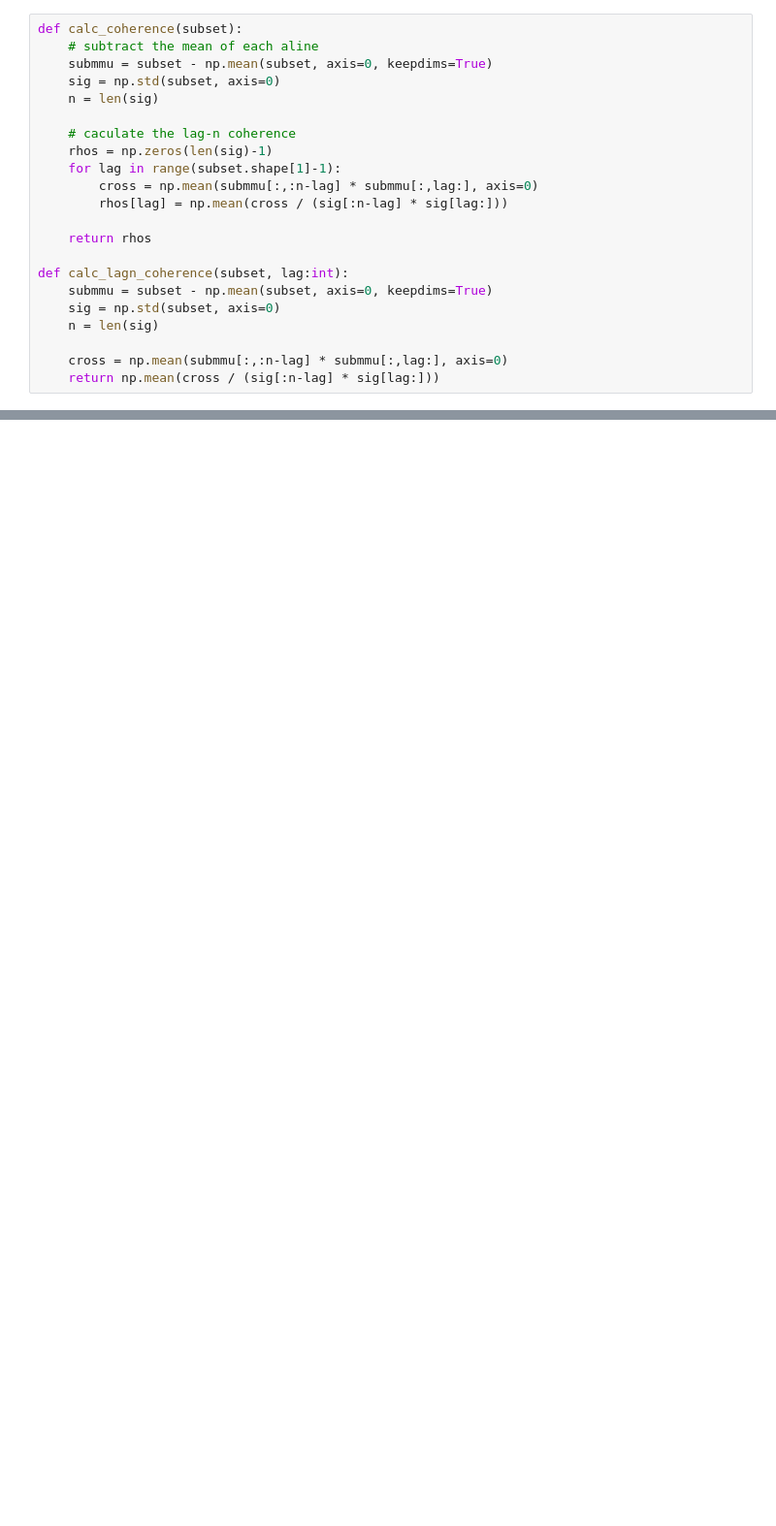
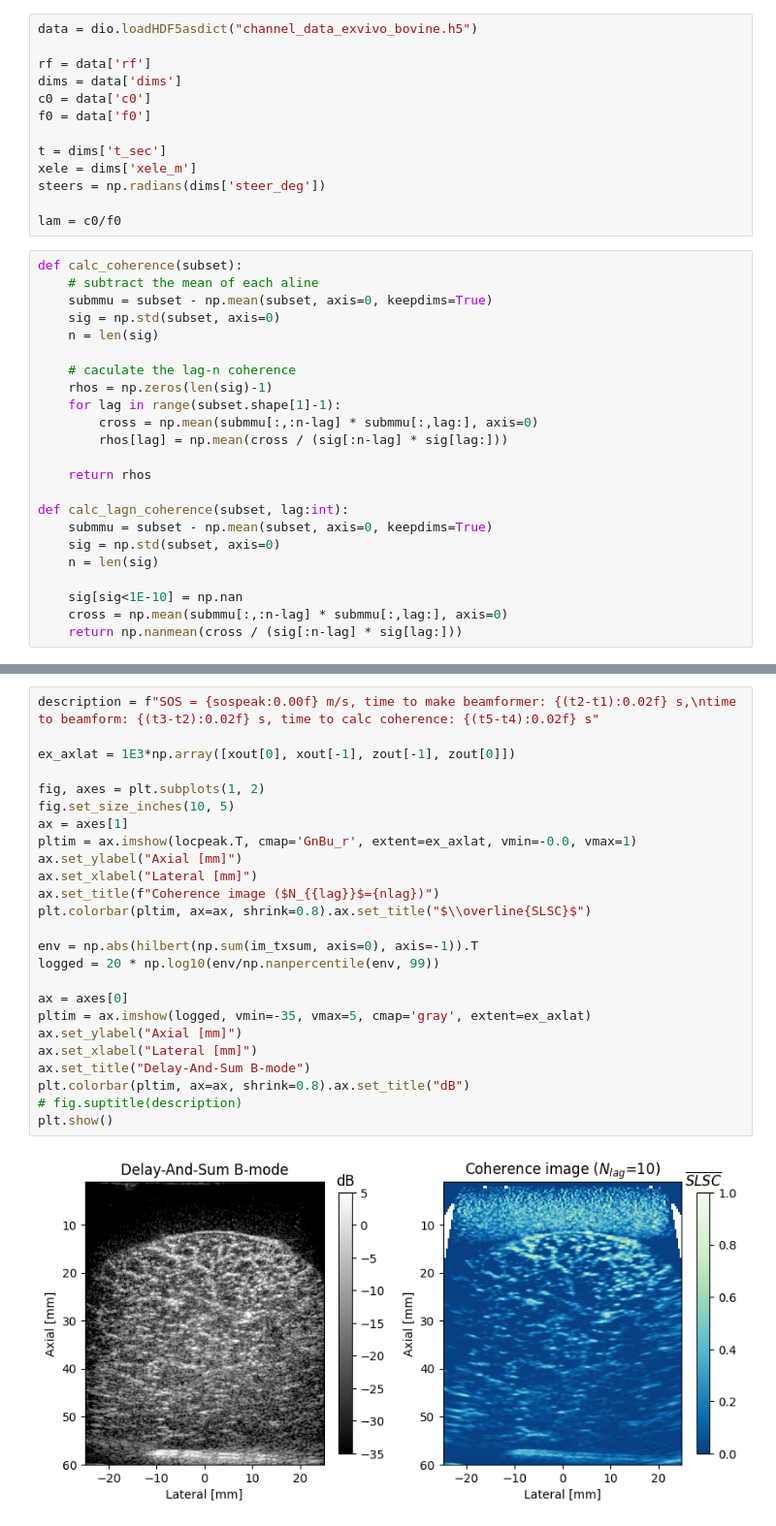
Before and after one commit to wewightman/pycbf, a Jupyter notebook: examples/develop_coherence_beamforming.ipynb, the cells around one changed output, grey strips where cells are left out. Shown at 97% size. Cells and saved outputs as stored; diff of their text form; blank space fills up the shorter version.

Commit message:
Coherence imaging with example data

```diff
--- a/examples/develop_coherence_beamforming.ipynb
+++ b/examples/develop_coherence_beamforming.ipynb
@@ -79,3 +13,16 @@ rf.shape
+# %%
+data = dio.loadHDF5asdict("channel_data_exvivo_bovine.h5")
+
+rf = data['rf']
+dims = data['dims']
+c0 = data['c0']
+f0 = data['f0']
+
+t = dims['t_sec']
+xele = dims['xele_m']
+steers = np.radians(dims['steer_deg'])
+
+lam = c0/f0
 # %%
 def calc_coherence(subset):
     # subtract the mean of each aline
@@ -96,7 +43,8 @@ def calc_lagn_coherence(subset, lag:int):
     sig = np.std(subset, axis=0)
     n = len(sig)
 
+    sig[sig<1E-10] = np.nan
     cross = np.mean(submmu[:,:n-lag] * submmu[:,lag:], axis=0)
-    return np.mean(cross / (sig[:n-lag] * sig[lag:]))
+    return np.nanmean(cross / (sig[:n-lag] * sig[lag:]))
 # %%
 sospeak = 1540
@@ -334,0 +139,27 @@ plt.show()
+# %%
+description = f"SOS = {sospeak:0.00f} m/s, time to make beamformer: {(t2-t1):0.02f} s,\ntime to beamform: {(t3-t2):0.02f} s, time to calc coherence: {(t5-t4):0.02f} s"
+
+ex_axlat = 1E3*np.array([xout[0], xout[-1], zout[-1], zout[0]])
+
+fig, axes = plt.subplots(1, 2)
+fig.set_size_inches(10, 5)
+ax = axes[1]
+pltim = ax.imshow(locpeak.T, cmap='GnBu_r', extent=ex_axlat, vmin=-0.0, vmax=1)
+ax.set_ylabel("Axial [mm]")
+ax.set_xlabel("Lateral [mm]")
+ax.set_title(f"Coherence image ($N_{{lag}}$={nlag})")
+plt.colorbar(pltim, ax=ax, shrink=0.8).ax.set_title("$\\overline{SLSC}$")
+
+env = np.abs(hilbert(np.sum(im_txsum, axis=0), axis=-1)).T
+logged = 20 * np.log10(env/np.nanpercentile(env, 99))
+
+ax = axes[0]
+pltim = ax.imshow(logged, vmin=-35, vmax=5, cmap='gray', extent=ex_axlat)
+ax.set_ylabel("Axial [mm]")
+ax.set_xlabel("Lateral [mm]")
+ax.set_title("Delay-And-Sum B-mode")
+plt.colorbar(pltim, ax=ax, shrink=0.8).ax.set_title("dB")
+# fig.suptitle(description)
+plt.show()
+# %% [output]
+[figure, added]
```
Also changed, not shown: parts of 15 cells of this notebook.
